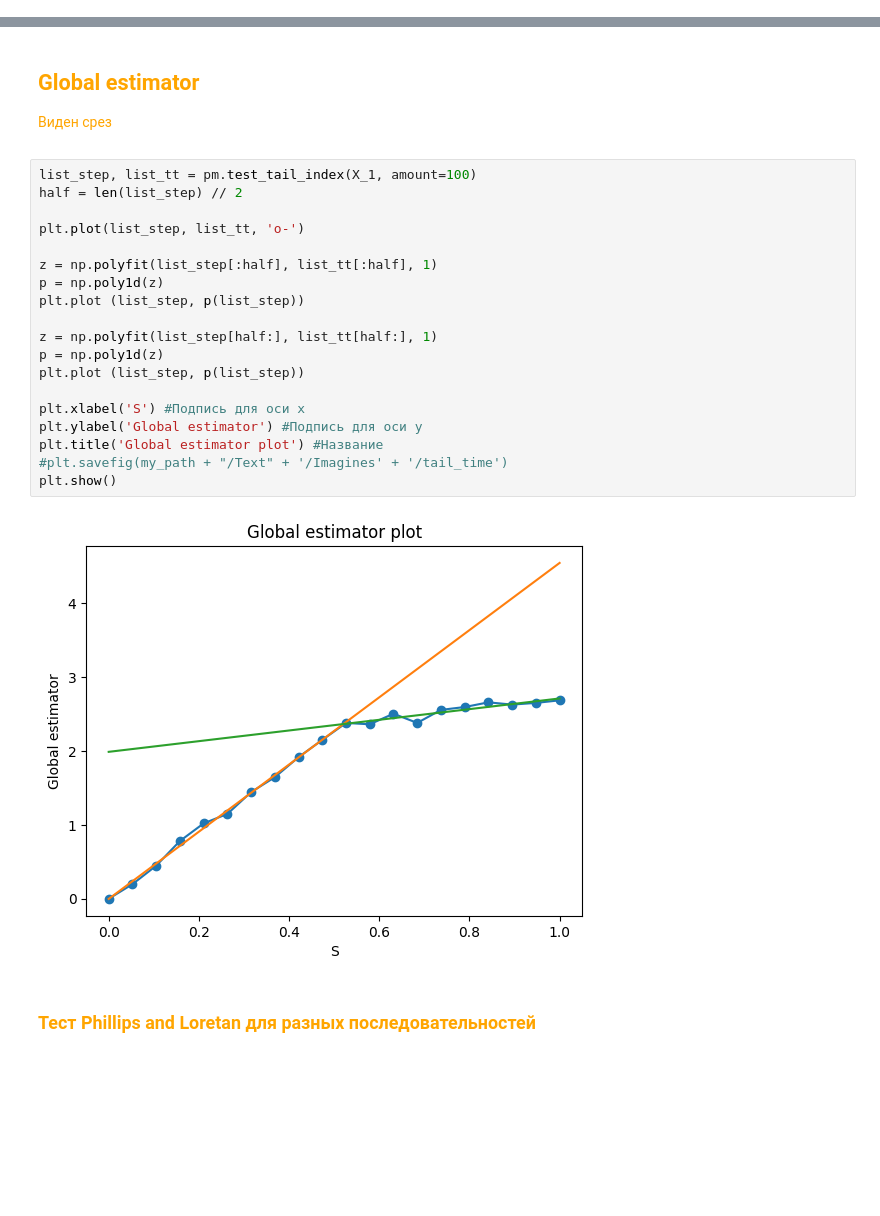
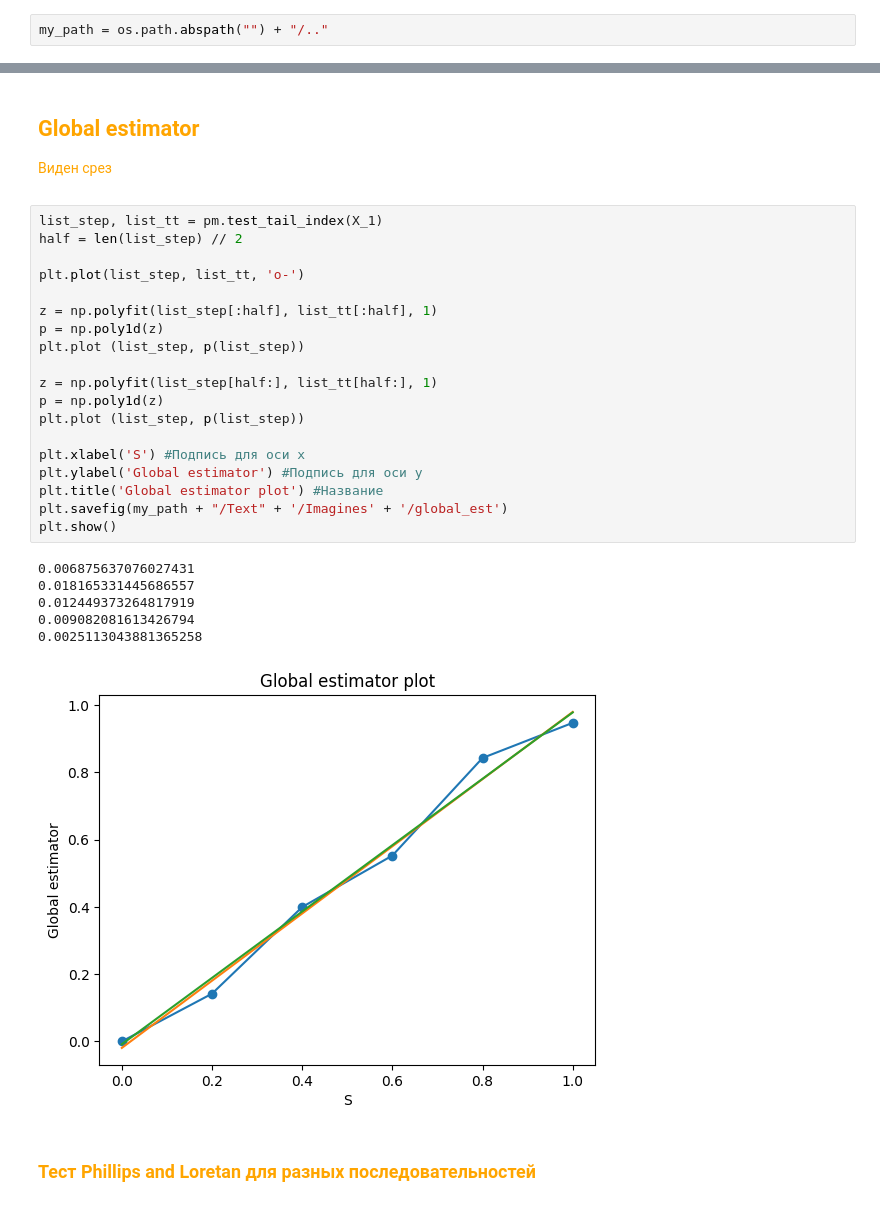
Before and after one commit to Mikhaelyes/Diploma, a Jupyter notebook: Programs/Synthetic_sequence.ipynb, the cells around one changed output, grey strips where cells are left out. Cells and saved outputs as stored; diff of their text form; blank space fills up the shorter version.

```diff
--- a/Programs/Synthetic_sequence.ipynb
+++ b/Programs/Synthetic_sequence.ipynb
@@ -8,6 +8,8 @@ import matplotlib.pyplot as plt
 import sys, os
 import warnings
 import processing_module as pm
+# %%
+my_path = os.path.abspath("") + "/.."
 # %% [markdown]
 Создадим две синтетические последовательности из распределения Парето с разными параметрами.
 Функция распределения Парето:
@@ -80,26 +126,31 @@ plot_est_bs(output_2, name='Hill')
 
 Виден срез
 # %%
-list_step, list_tt = pm.test_tail_index(X_1, amount=100)
+list_step, list_tt = pm.test_tail_index(X_1)
 half = len(list_step) // 2
 
 plt.plot(list_step, list_tt, 'o-')
 
 z = np.polyfit(list_step[:half], list_tt[:half], 1)
 p = np.poly1d(z)
 plt.plot (list_step, p(list_step))
 
 z = np.polyfit(list_step[half:], list_tt[half:], 1)
 p = np.poly1d(z)
 plt.plot (list_step, p(list_step))
 
 plt.xlabel('S') #Подпись для оси х
 plt.ylabel('Global estimator') #Подпись для оси y
 plt.title('Global estimator plot') #Название
-#plt.savefig(my_path + "/Text" + '/Imagines' + '/tail_time')
+plt.savefig(my_path + "/Text" + '/Imagines' + '/global_est')
 plt.show()
 # %% [output]
+0.006875637076027431
+0.018165331445686557
+0.012449373264817919
+0.009082081613426794
+0.0025113043881365258
-[figure, old version]
+[figure, new version]
 # %% [markdown]
 <span style="color:orange">
 
```
Also changed, not shown: parts of 24 cells of this notebook, 3 other files.
